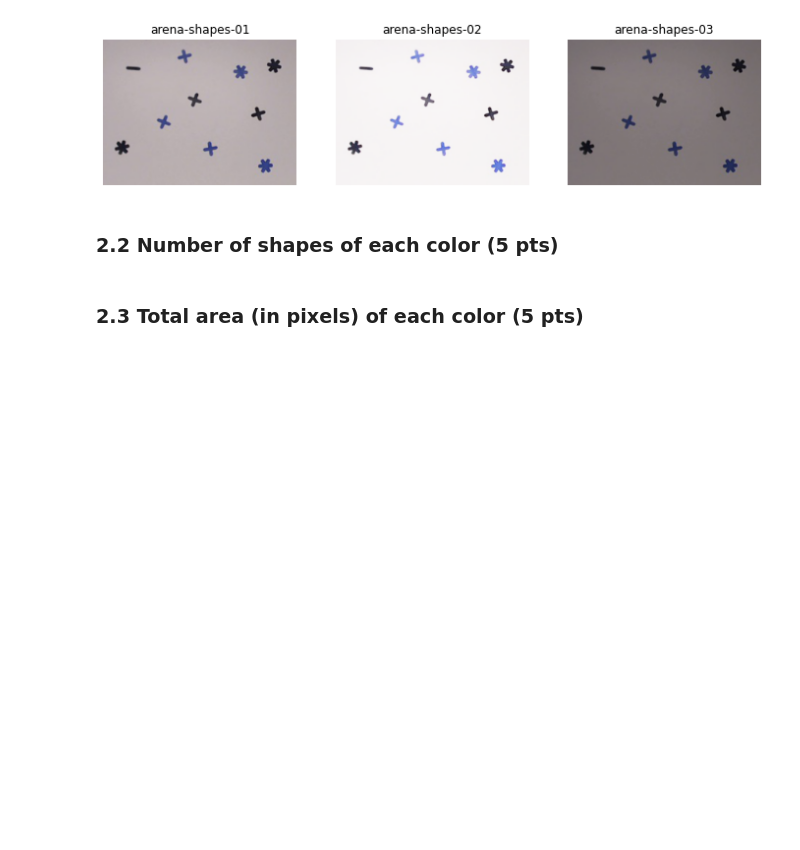
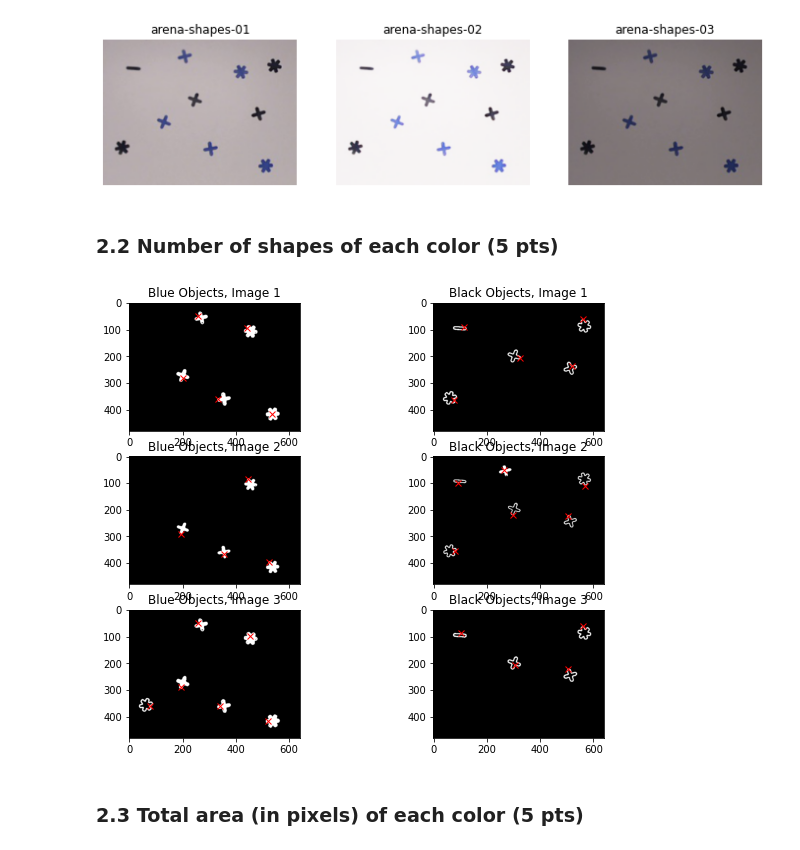
Before and after one commit to mbiselx/ImgAnlNPatRec, a Jupyter notebook: labs/lab_01_segmentation.ipynb, the cells around one changed output. Cells and saved outputs as stored; diff of their text form; code cells hidden in the pictures; blank space fills up the shorter version.

```diff
--- a/labs/lab_01_segmentation.ipynb
+++ b/labs/lab_01_segmentation.ipynb
@@ -193,2 +192,39 @@ plt.show()
+# %%
+# Add your implementation and discussion
+
+def findObj(img):
+    # detect edges
+    edges_edg  = skimage.filters.sobel(img)
+    edges_gray = skimage.color.rgb2gray(edges_edg)
+    thresh = skimage.filters.threshold_minimum(edges_gray)
+    edges_binary = (edges_gray > thresh).astype(int)
+
+    # count blue objects
+    edges_blue = skimage.morphology.area_opening(edges_binary, area_threshold=900)
+    lmax_blue = skimage.feature.peak_local_max(edges_blue,min_distance=50)
+
+    # count black objects
+    edges_black = edges_binary - edges_blue
+    edges_black = skimage.morphology.area_opening(edges_black, area_threshold=20) # clean image
+    lmax_black = skimage.feature.peak_local_max(edges_black,min_distance=50)
+
+    return lmax_blue, lmax_black, edges_blue, edges_black
+
+obj_blue, obj_black, img_blue, img_black = zip(*[findObj(images[i]) for i in range(images.shape[0])])
+
+# display
+fig, ax = plt.subplots(images.shape[0], 2, figsize=(10, 8))
+for i in range(images.shape[0]):
+    ax[i][0].imshow(img_blue[i], cmap='gray')
+    ax[i][1].imshow(img_black[i], cmap='gray')
+    ax[i][0].set_title('Blue Objects, Image {}'.format(i+1))
+    ax[i][1].set_title('Black Objects, Image {}'.format(i+1))
+    for p in obj_blue[i]:
+        ax[i][0].plot(p[1],p[0], 'rx')
+    for p in obj_black[i]:
+        ax[i][1].plot(p[1],p[0], 'rx')
+plt.show()
+# %% [output]
+[figure, added]
 # %% [markdown]
 ### 2.3 Total area (in pixels) of each color (5 pts)
```
Also changed, not shown: parts of 4 cells of this notebook.
